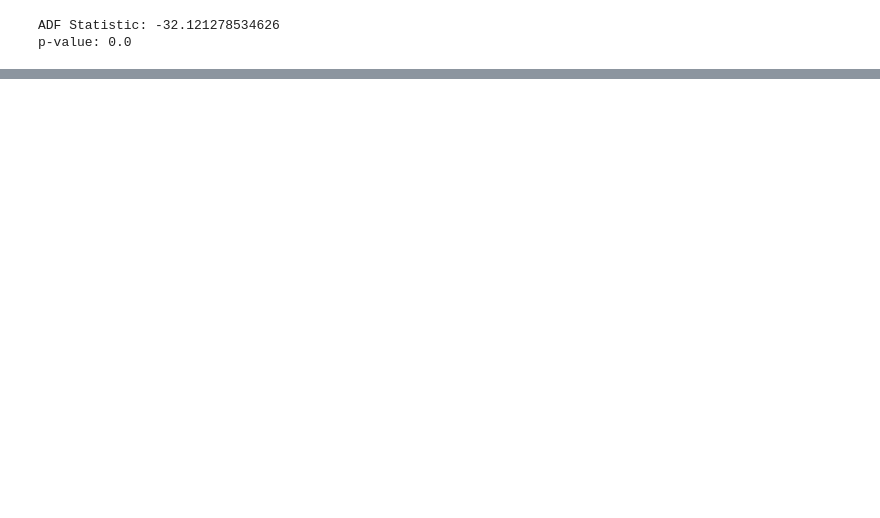
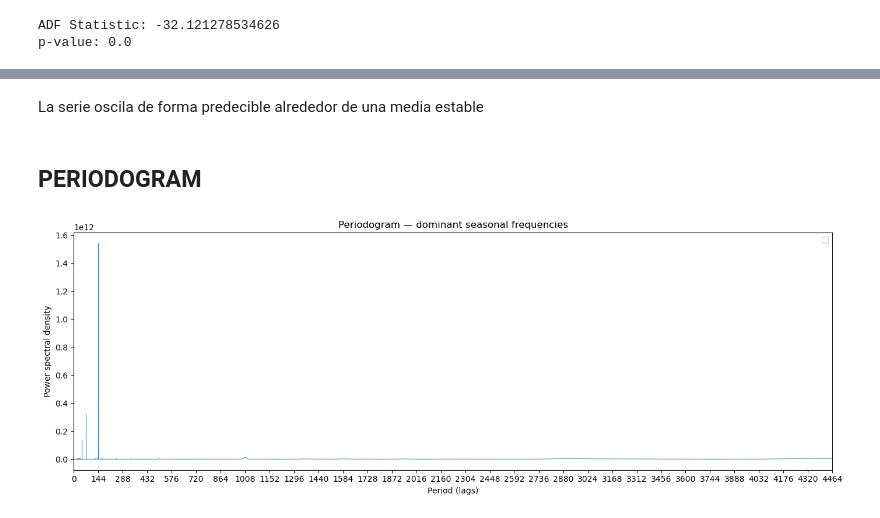
Before and after one commit to GonzaloIgta/Electric-Power-Consumption, a Jupyter notebook: Time_series_analysis.ipynb, the cells around one changed output, grey strips where cells are left out. Saved outputs shown, nothing was run; the diff lists cells and outputs as text; code cells hidden in the pictures; blank space fills up the shorter version.

```diff
--- a/Time_series_analysis.ipynb
+++ b/Time_series_analysis.ipynb
@@ -49,0 +143,23 @@ plot_pacf(data["PowerConsumption_Zone1"], lags=20, title= "Partial Auto Correlat
+# %% [markdown]
+La serie oscila de forma predecible alrededor de una media estable
+# %% [markdown]
+## PERIODOGRAM
+# %%
+freqs, power = periodogram(serie.values)
+periods = 1 / freqs[1:]
+
+fig, ax = plt.subplots(figsize=(14, 5))
+ax.plot(periods, power[1:], linewidth=0.6, color="#1f77b4")
+#ax.axvline(PERIOD,     color="red",    linestyle="--", label=f"Daily ({PERIOD})")
+#ax.axvline(PERIOD * 7, color="orange", linestyle="--", label=f"Weekly ({PERIOD*7})")
+ax.set_xlim(0, PERIOD * 10)
+ax.set_xlabel("Period (lags)")
+ax.set_ylabel("Power spectral density")
+ax.set_xticks(range(0, PERIOD * 31 + 1, PERIOD))
+ax.set_title("Periodogram — dominant seasonal frequencies")
+ax.legend()
+plt.tight_layout()
+#plt.savefig("04_periodogram.png", dpi=150)
+plt.show()
+# %% [output]
+[figure, added]
```
Also changed, not shown: parts of 19 cells of this notebook.
